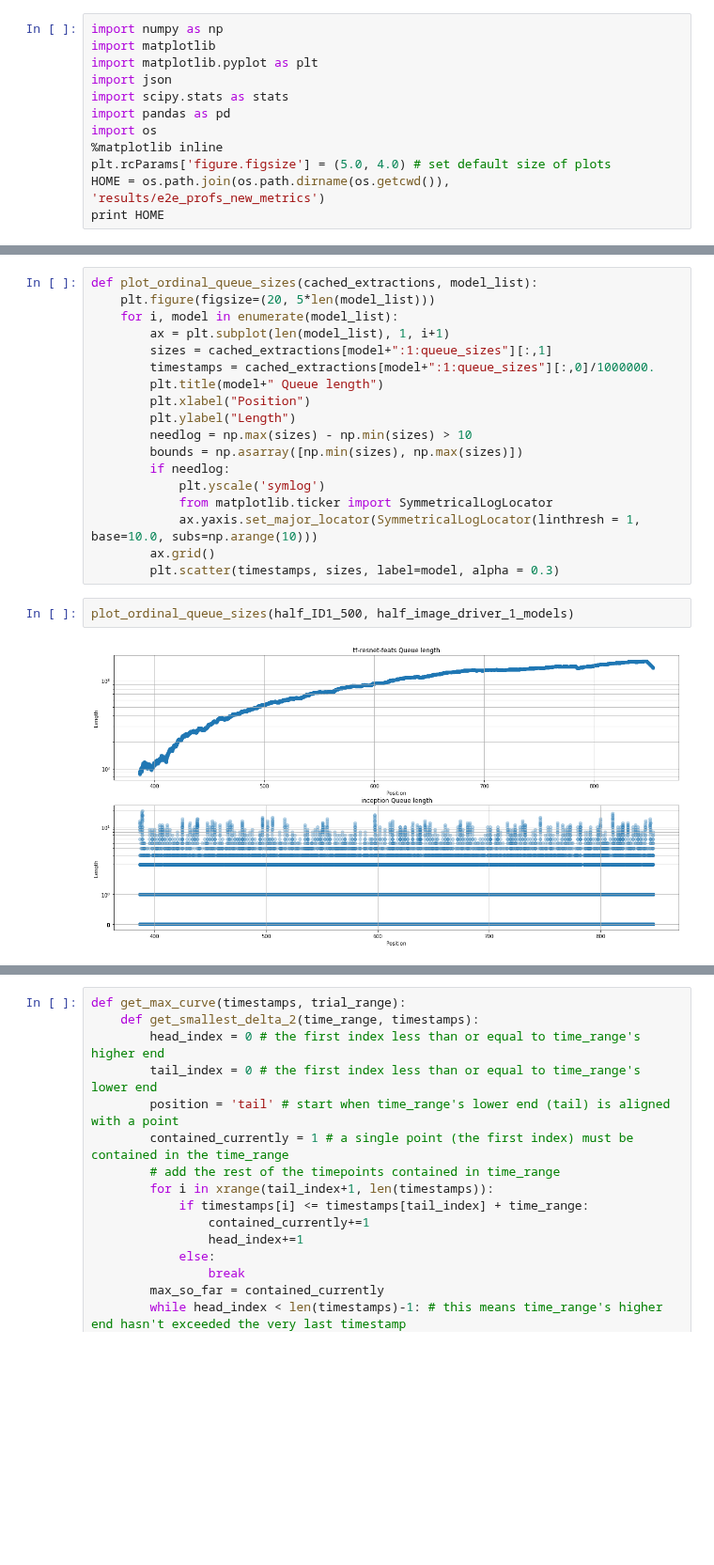
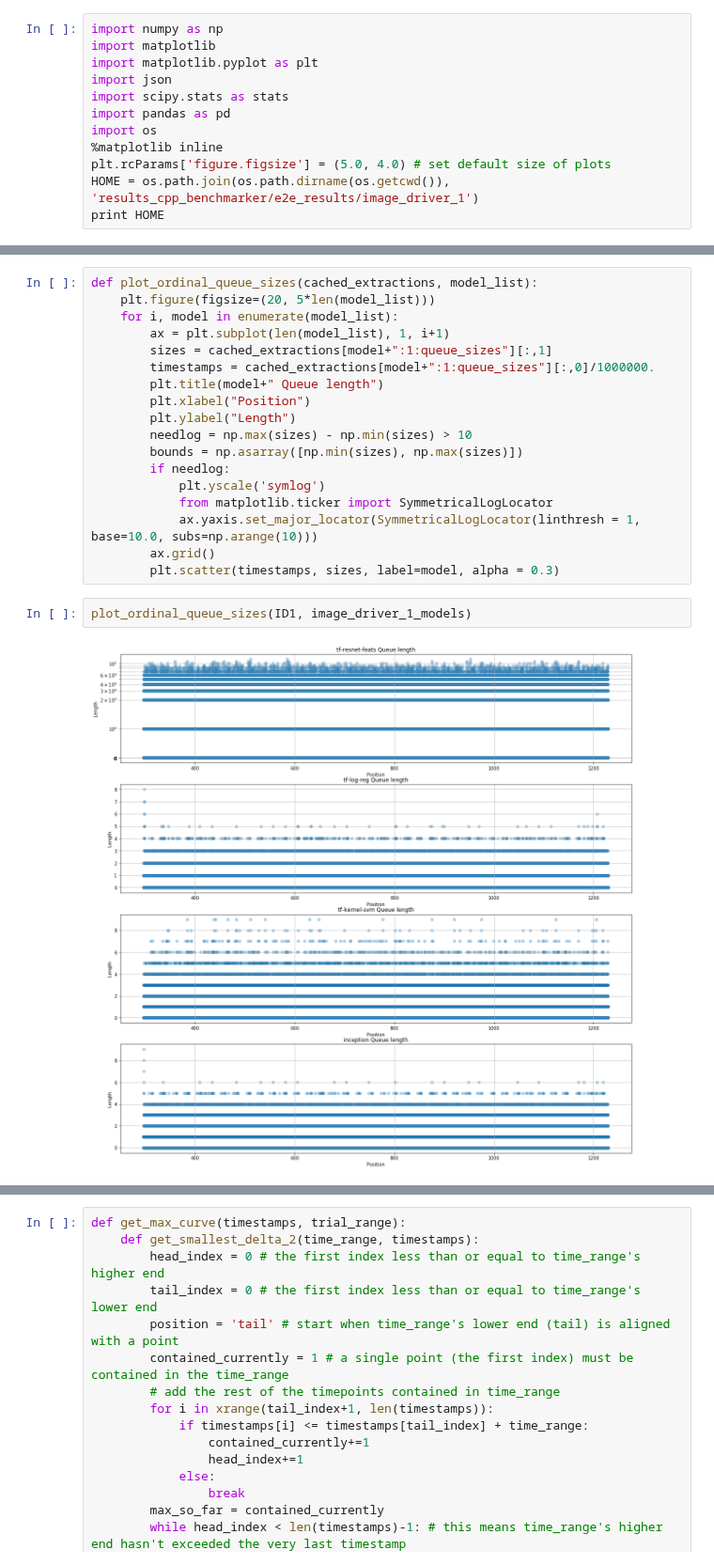
Before and after one commit to dcrankshaw/plots-model-comp-paper, a Jupyter notebook: plotting/e2e_distribution_plotting.ipynb, the cells around one changed output, grey strips where cells are left out. Shown at 94% size. Drawn from its saved outputs; the diff is of its cells as text; blank space fills up the shorter version.

Commit message:
Working on new benchmark format

```diff
--- a/plotting/e2e_distribution_plotting.ipynb
+++ b/plotting/e2e_distribution_plotting.ipynb
@@ -8,6 +8,6 @@ import pandas as pd
 import os
 %matplotlib inline
 plt.rcParams['figure.figsize'] = (5.0, 4.0) # set default size of plots
-HOME = os.path.join(os.path.dirname(os.getcwd()), 'results/e2e_profs_new_metrics')
+HOME = os.path.join(os.path.dirname(os.getcwd()), 'results_cpp_benchmarker/e2e_results/image_driver_1')
 print HOME
 # %% [output]
@@ -237,7 +249,7 @@ def plot_ordinal_queue_sizes(cached_extractions, model_list):
             ax.yaxis.set_major_locator(SymmetricalLogLocator(linthresh = 1, base=10.0, subs=np.arange(10)))
         ax.grid()
         plt.scatter(timestamps, sizes, label=model, alpha = 0.3)
-# %%
-plot_ordinal_queue_sizes(half_ID1_500, half_image_driver_1_models)
-# %% [output]
-[figure, removed]
+# %%
+plot_ordinal_queue_sizes(ID1, image_driver_1_models)
+# %% [output]
+[figure, added]
```
Also changed, not shown: parts of 6 cells of this notebook.
